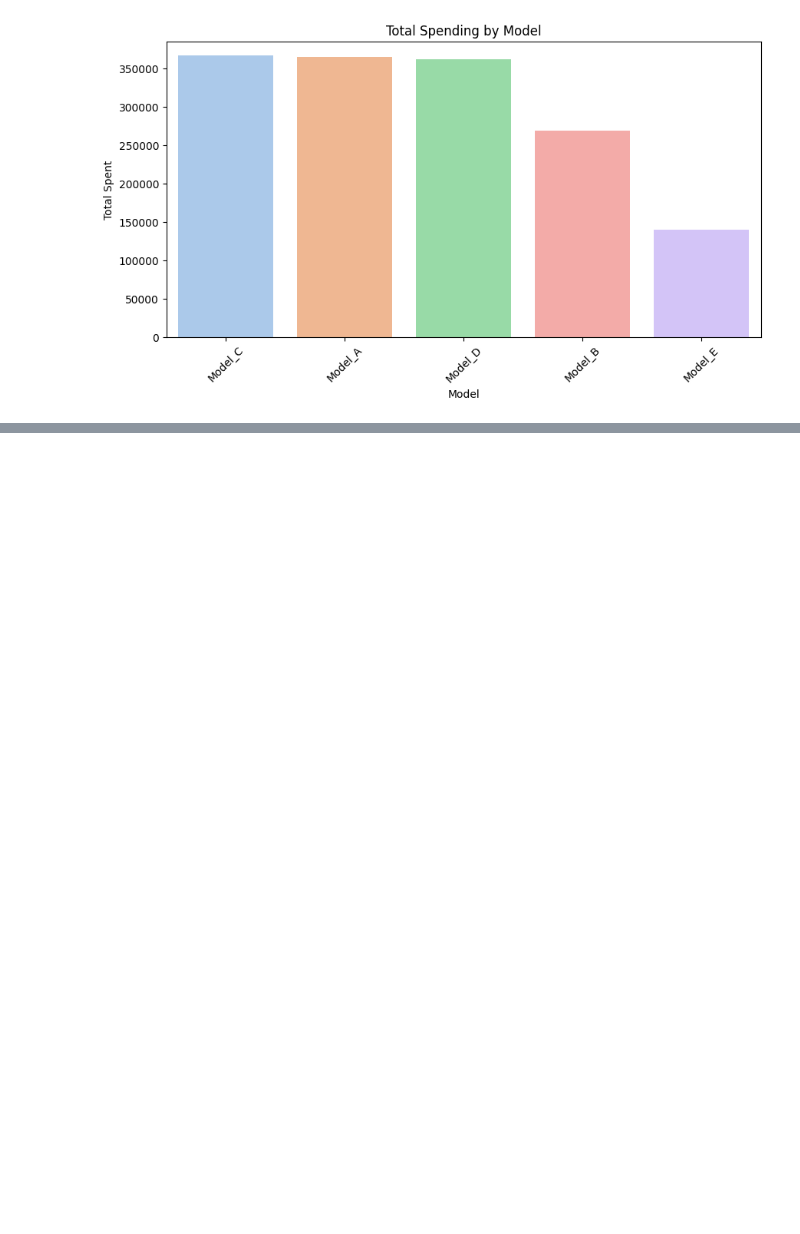
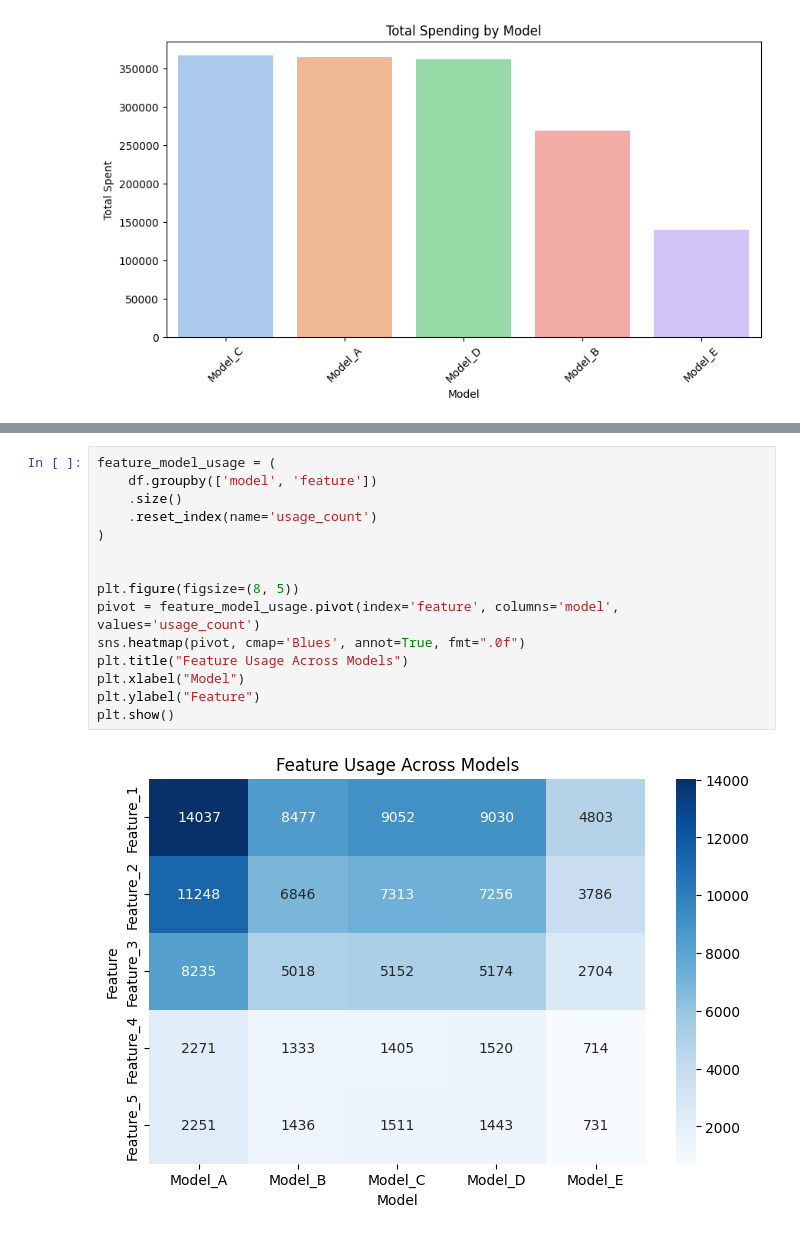
Before and after one commit to HYYH130613/ML-features-analysis, a Jupyter notebook: eda.ipynb, the cells around one changed output, grey strips where cells are left out. Drawn from its saved outputs; the diff is of its cells as text; blank space fills up the shorter version.

```diff
--- a/eda.ipynb
+++ b/eda.ipynb
@@ -132,0 +196,17 @@ plt.show()
+# %%
+feature_model_usage = (
+    df.groupby(['model', 'feature'])
+    .size()
+    .reset_index(name='usage_count')
+)
+
+
+plt.figure(figsize=(8, 5))
+pivot = feature_model_usage.pivot(index='feature', columns='model', values='usage_count')
+sns.heatmap(pivot, cmap='Blues', annot=True, fmt=".0f")
+plt.title("Feature Usage Across Models")
+plt.xlabel("Model")
+plt.ylabel("Feature")
+plt.show()
+# %% [output]
+[figure, added]
```
Also changed, not shown: parts of 4 cells of this notebook.
